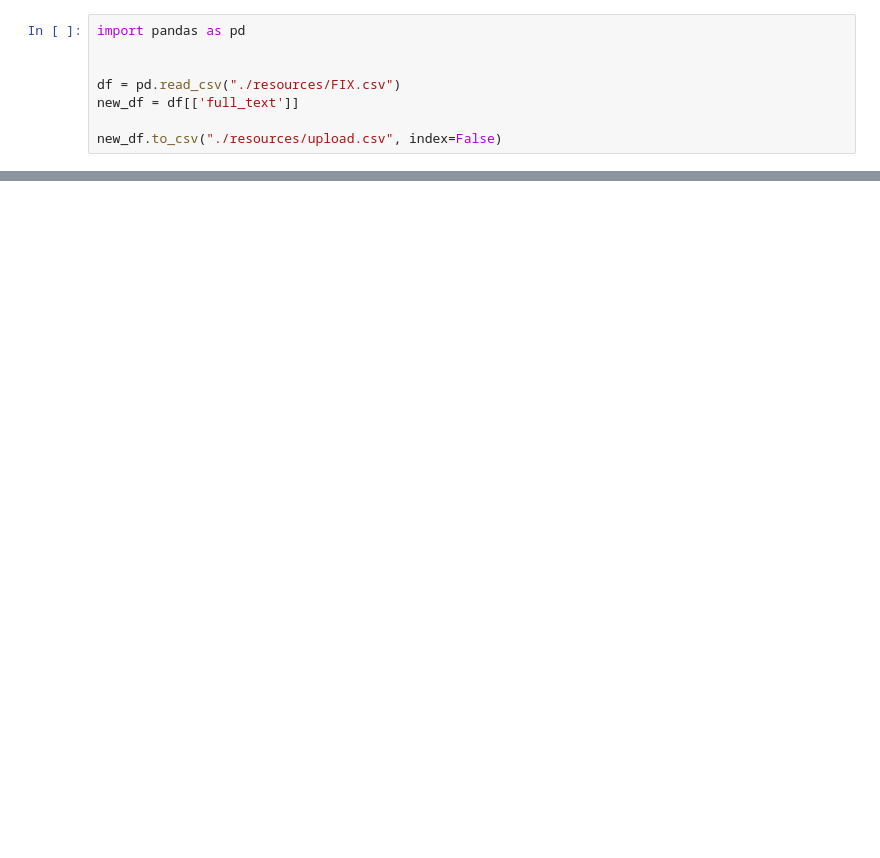
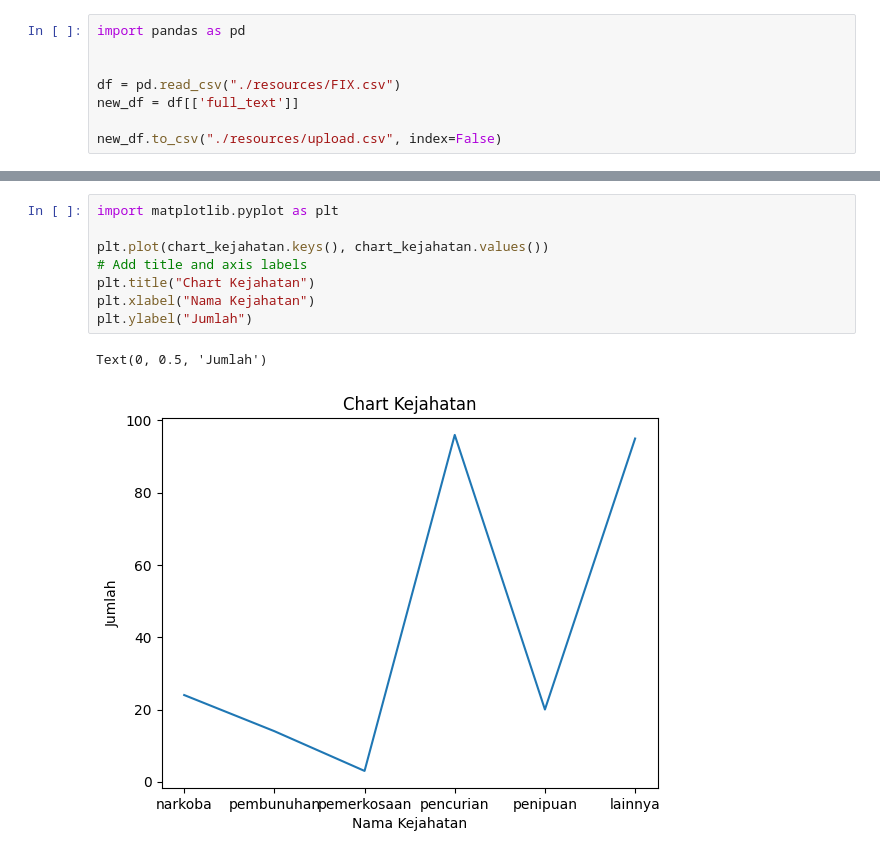
Before and after one commit to defrindr/2024-spacy-ner-webapp, a Jupyter notebook: App/SpacyNer/training.ipynb, the cells around one changed output, grey strips where cells are left out. Saved outputs shown, nothing was run; the diff lists cells and outputs as text; blank space fills up the shorter version.

```diff
--- a/App/SpacyNer/training.ipynb
+++ b/App/SpacyNer/training.ipynb
@@ -183,0 +303,11 @@ new_df.to_csv("./resources/upload.csv", index=False)
+# %%
+import matplotlib.pyplot as plt
+
+plt.plot(chart_kejahatan.keys(), chart_kejahatan.values())
+# Add title and axis labels
+plt.title("Chart Kejahatan")
+plt.xlabel("Nama Kejahatan")
+plt.ylabel("Jumlah")
+# %% [output]
+Text(0, 0.5, 'Jumlah')
+[figure, added]
```
Also changed, not shown: parts of 6 cells of this notebook.
